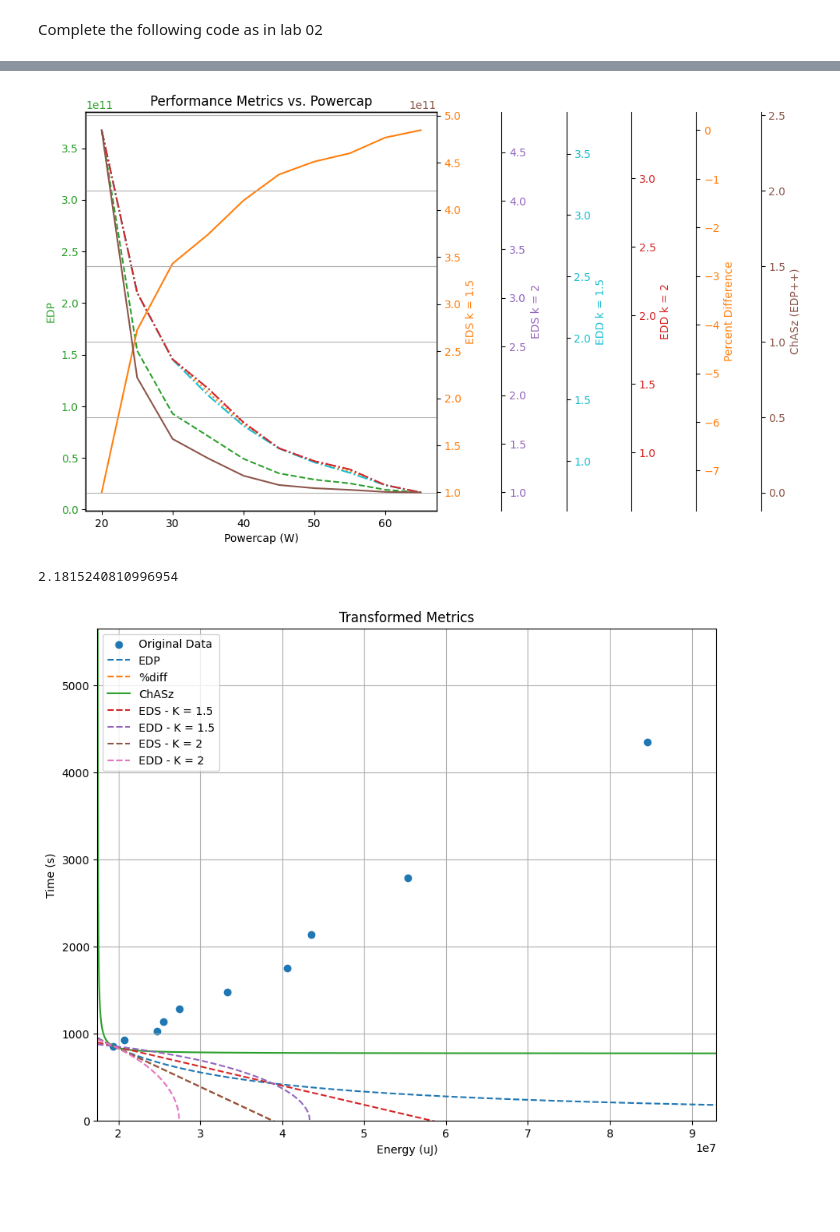
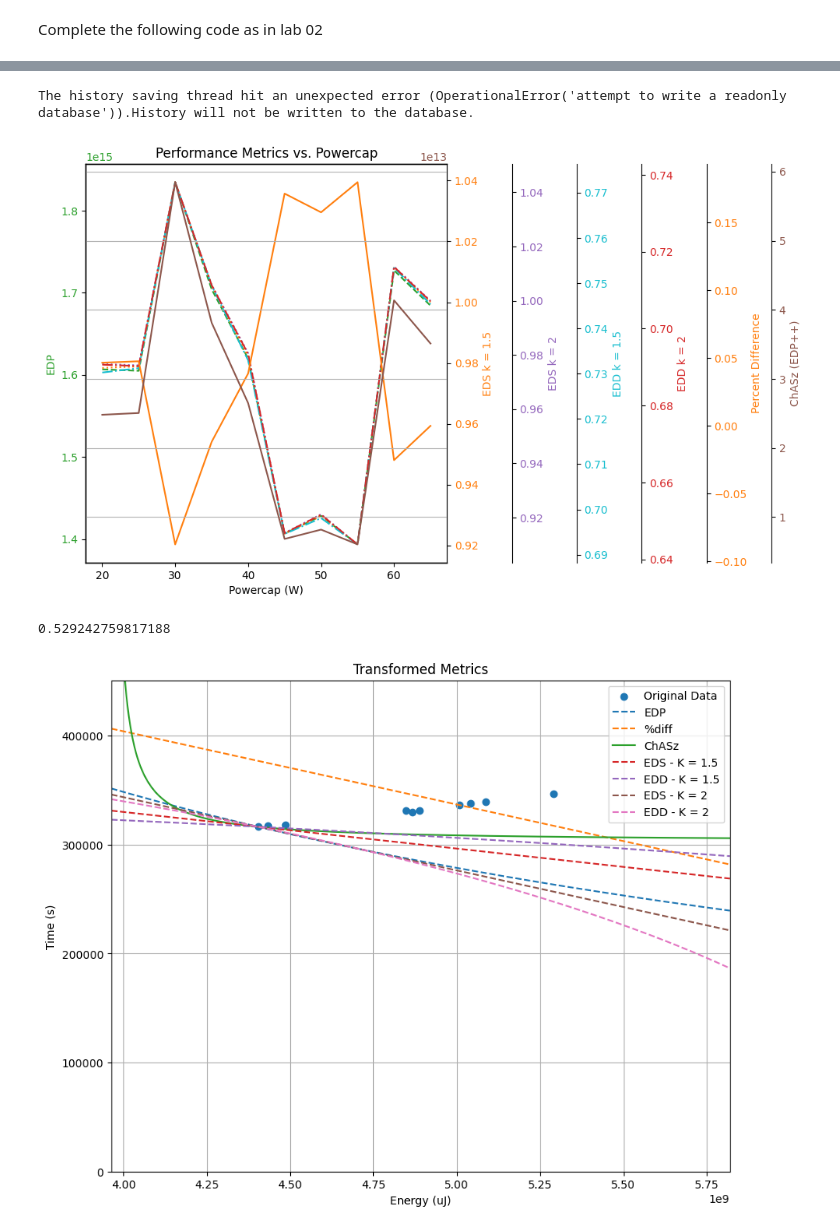
Before and after one commit to JanChyczynski/eumaster4hpc-energy-aware-computing, a Jupyter notebook: docker-image/jupyter/04 RAPL Metrics.ipynb, the cells around one changed output, grey strips where cells are left out. Cells and saved outputs as stored; diff of their text form; code cells hidden in the pictures; blank space fills up the shorter version.

```diff
--- a/docker-image/jupyter/04 RAPL Metrics.ipynb
+++ b/docker-image/jupyter/04 RAPL Metrics.ipynb
@@ -118,41 +142,9 @@ def percent_diff(energy: float, time: float, init_energy: float, init_time: floa
 # %%
 from math import sin, cos, radians
 
-def bench():
-    product = 1.0
-    for counter in range(1, 100, 1):
-        for dex in list(range(1, 360, 1)):
-            angle = radians(dex)
-            product *= sin(angle)**2 + cos(angle)**2
-    return product
-
 def run_task(pi_monte_carlo: bool, *args):
-    # time.sleep(0.05)
-    # time.sleep(0.05 + randrange(10)/100)
-    #subprocess.call(['././eumaster4hpc-task', *args])
-
-    if pi_monte_carlo:
-        bench()
-        ###
-        points = 100_000
-        inside = 0
-
-        for _ in range(points):
-            x = np.random.uniform(-1, 1)
-            y = np.random.uniform(-1, 1)
-            if x ** 2 + y ** 2 <= 1:
-                inside += 1
-
-        pi = 4 * inside / points
-        ###
-        return;
-
-    dim = 1000
-    m = np.random.rand(dim, dim)
-    n = np.random.rand(dim, dim)
-    multiply = m @ n
-    np.linalg.inv(multiply)
-
+    type = 'S'
+    os.system(f'python3 BT.py -c {type}')
 
 def benchmark_once(pi_monte_carlo: bool, powercap_w: int, *args):
     set_powercap(powercap_w)
@@ -198,13 +190,14 @@ tested_powercaps = [i for i in range(20, 70, 5)]
 
 energies = []
 times = []
-ntimes = 8
+ntimes = 4
 use_monte_carlo = True
 text = 'Monte Carlo' if use_monte_carlo else 'Mnożenie macierzy'
 file_name = 'monte_carlo' if use_monte_carlo else 'matrix_multiply'
 
 for powercap in tested_powercaps:
-    time_result, energy_result = benchmark_ntimes(use_monte_carlo, ntimes, powercap)
+    time_result, energy_result = benchmark_once(use_monte_carlo, ntimes, powercap)
+    # time_result, energy_result = benchmark_ntimes(use_monte_carlo, ntimes, powercap)
     energies.append(energy_result)
     times.append(time_result)
 
@@ -254,6 +264,8 @@ for i in range(len(times)):
     for j, (alpha, beta) in enumerate(zip(alpha_values, beta_values)):
         eds_values[j].append(eds(energy_result, time_result, alpha, beta))
         edds[j].append(edd(energy_result, time_result, alpha, beta))
+# %% [output]
+The history saving thread hit an unexpected error (OperationalError('attempt to write a readonly database')).History will not be written to the database.
 # %%
 fig, ax1 = plt.subplots(figsize=(10, 6))
 
@@ -310,7 +322,7 @@ plt.title('Performance Metrics vs. Powercap')
 plt.grid(True)
 plt.show()
 # %% [output]
-[figure, old version]
+[figure, new version]
 # %%
 
 def trans_edp(E):
@@ -349,7 +361,7 @@ def f_trans_edd(index):
 def trans_percent_diff(E):
     # c = 10
     c = max([percent_diff(e, t, initial_energy, initial_time) for e, t in zip(energies, times)])
-    return c + (initial_energy - E)/initial_energy * initial_time + initial_time
+    return ((initial_energy - E)/initial_energy - c + 1) * initial_time
 
 
 def trans_chasz(E):
@@ -371,35 +383,35 @@ transformed_metrics = \
 }
 
 for i, k in enumerate(k_values):
     transformed_metrics[f"EDS - K = {k}"] = f_trans_eds(i)
     transformed_metrics[f"EDD - K = {k}"] = f_trans_edd(i)
 
 # Plotting
 fig, ax = plt.subplots(figsize=(10, 6))
 
 # Plot original data
 ax.scatter(energies, times, label='Original Data', color='tab:blue')
 ax.set_ylim([0, max(times) * 1.3] )
 ax.set_xlim([0.9 * min(energies), max(energies) * 1.1] )
 
 # Plot transformed metrics
 for label, metric_func in transformed_metrics.items():
     energy_range = np.linspace(0.9 * min(energies), max(energies) * 1.1, 20000)
     time_range = [metric_func(energy) for energy in energy_range]
     ax.plot(energy_range, time_range, label=label, linestyle="-" if label == "ChASz" else '--')
 
 ax.set_xlabel('Energy (uJ)')
 ax.set_ylabel('Time (s)')
 ax.set_title('Transformed Metrics')
 ax.legend()
 
 ax.figure.set_figheight(8)
 # ax.figure(figsize = (6,10))
 plt.grid(True)
 plt.show()
 # %% [output]
-2.1815240810996954
+0.529242759817188
-[figure, old version]
+[figure, new version]
 # %%
 print(energies, times)
 # %% [output]
```
Also changed, not shown: parts of 7 cells of this notebook.
